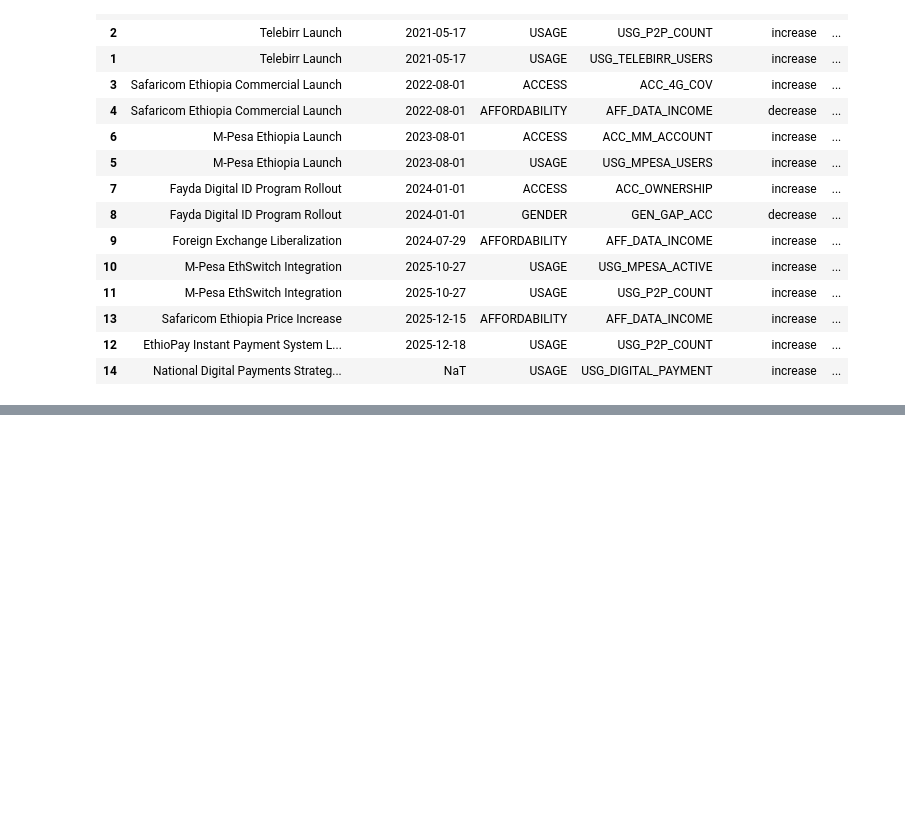
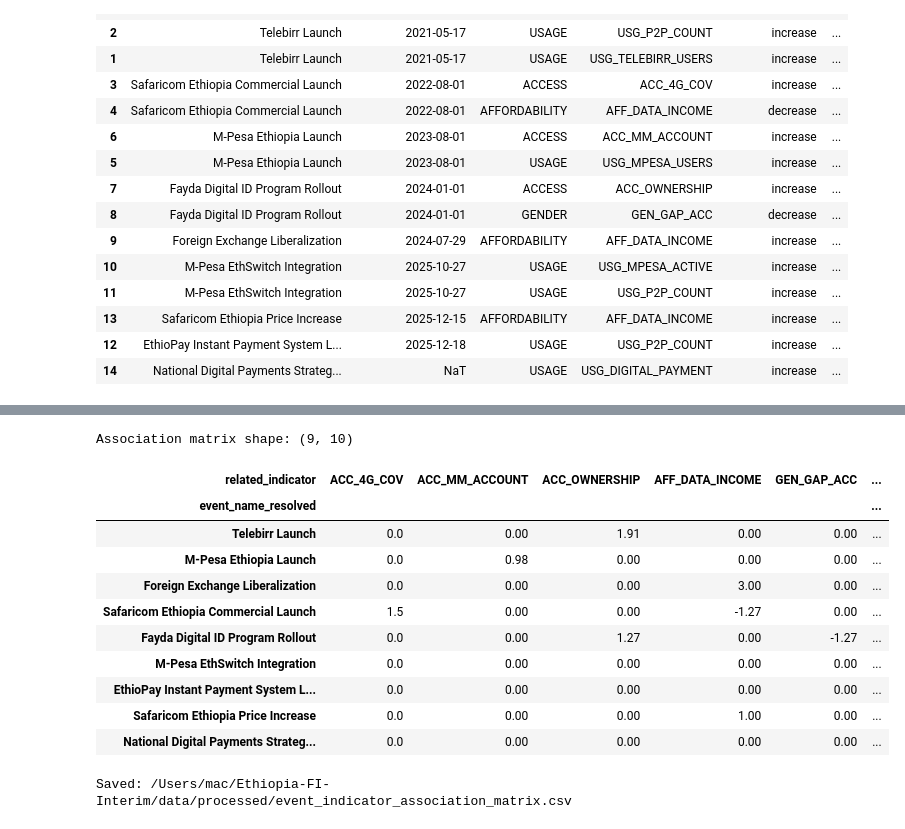
Before and after one commit to rediet-shewarega/ethiopia-financial-inclusion-interim, a Jupyter notebook: notebooks/task_3_event_impact_modeling.ipynb, the cells around one changed output, grey strips where cells are left out. Drawn from its saved outputs; the diff is of its cells as text; code cells hidden in the pictures; blank space fills up the shorter version.

```diff
--- a/notebooks/task_3_event_impact_modeling.ipynb
+++ b/notebooks/task_3_event_impact_modeling.ipynb
@@ -419,0 +755,53 @@ Impact links successfully matched to events: 15 of 15
+# %%
+# Create the event-indicator association matrix.
+
+association_matrix = impact_event_model.pivot_table(
+    index="event_name_resolved",
+    columns="related_indicator",
+    values="effect_score",
+    aggfunc="sum",
+    fill_value=0.0
+)
+
+# Sort events by their total absolute modeled influence.
+event_order = (
+    association_matrix
+    .abs()
+    .sum(axis=1)
+    .sort_values(ascending=False)
+    .index
+)
+
+association_matrix = association_matrix.loc[event_order]
+
+association_matrix_path = (
+    OUTPUT_DIR
+    / "event_indicator_association_matrix.csv"
+)
+
+association_matrix.to_csv(
+    association_matrix_path
+)
+
+print(
+    "Association matrix shape:",
+    association_matrix.shape
+)
+
+display(association_matrix.round(2))
+
+print("Saved:", association_matrix_path)
+# %% [output]
+Association matrix shape: (9, 10)
+| related_indicator | ACC_4G_COV | ACC_MM_ACCOUNT | ACC_OWNERSHIP | AFF_DATA_INCOME | GEN_GAP_ACC | ... |
+| event_name_resolved |  |  |  |  |  | ... |
+| Telebirr Launch | 0.0 | 0.00 | 1.91 | 0.00 | 0.00 | ... |
+| M-Pesa Ethiopia Launch | 0.0 | 0.98 | 0.00 | 0.00 | 0.00 | ... |
+| Foreign Exchange Liberalization | 0.0 | 0.00 | 0.00 | 3.00 | 0.00 | ... |
+| Safaricom Ethiopia Commercial Launch | 1.5 | 0.00 | 0.00 | -1.27 | 0.00 | ... |
+| Fayda Digital ID Program Rollout | 0.0 | 0.00 | 1.27 | 0.00 | -1.27 | ... |
+| M-Pesa EthSwitch Integration | 0.0 | 0.00 | 0.00 | 0.00 | 0.00 | ... |
+| EthioPay Instant Payment System L... | 0.0 | 0.00 | 0.00 | 0.00 | 0.00 | ... |
+| Safaricom Ethiopia Price Increase | 0.0 | 0.00 | 0.00 | 1.00 | 0.00 | ... |
+| National Digital Payments Strateg... | 0.0 | 0.00 | 0.00 | 0.00 | 0.00 | ... |
+Saved: /Users/mac/Ethiopia-FI-Interim/data/processed/event_indicator_association_matrix.csv
```
Also changed, not shown: parts of 12 cells of this notebook.
